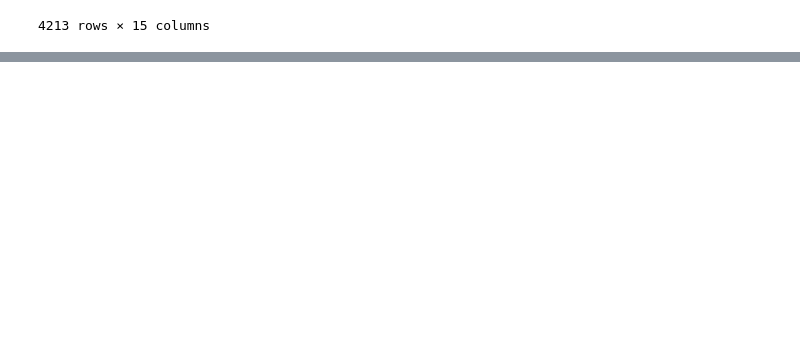
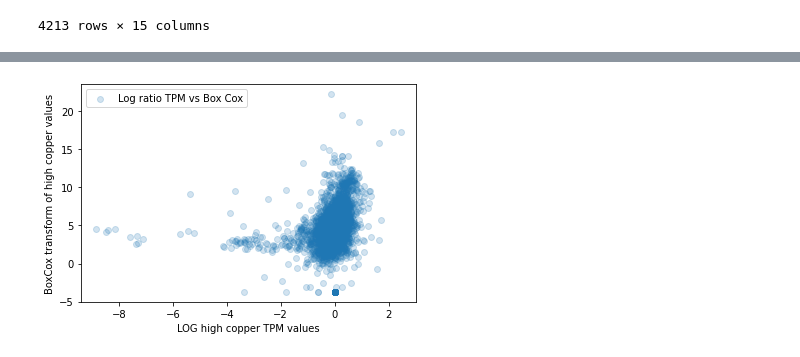
Before and after one commit to erinhwilson/deep-5g-sandbox, a Jupyter notebook: transform_5g_data.ipynb, the cells around one changed output, grey strips where cells are left out. Cells and saved outputs as stored; diff of their text form; code cells hidden in the pictures; blank space fills up the shorter version.

```diff
--- a/transform_5g_data.ipynb
+++ b/transform_5g_data.ipynb
@@ -272,0 +369,9 @@ XY_nocu_noOpFilt.to_csv("data/XY_lr_noCu.tsv",sep='\t',index=False)
+# %%
+plt.scatter(hcl, hcbc[0],alpha = 0.2,label='Log ratio TPM vs Box Cox')
+plt.xlabel("LOG high copper TPM values")
+plt.ylabel("BoxCox transform of high copper values")
+plt.legend()
+#plt.xscale('log')
+plt.show()
+# %% [output]
+[figure, added]
```
Also changed, not shown: parts of 20 cells of this notebook, 2 other files.
